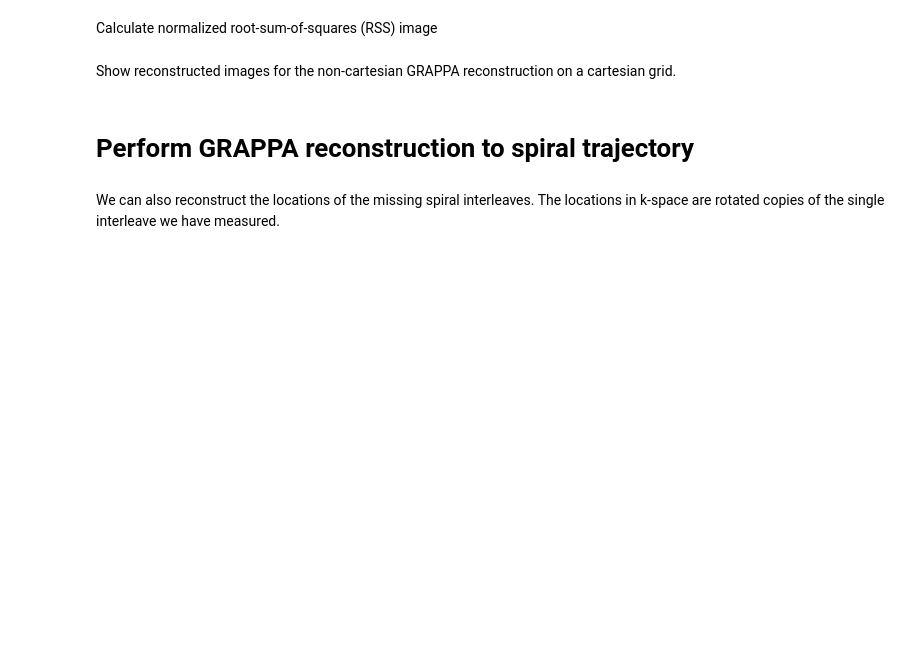
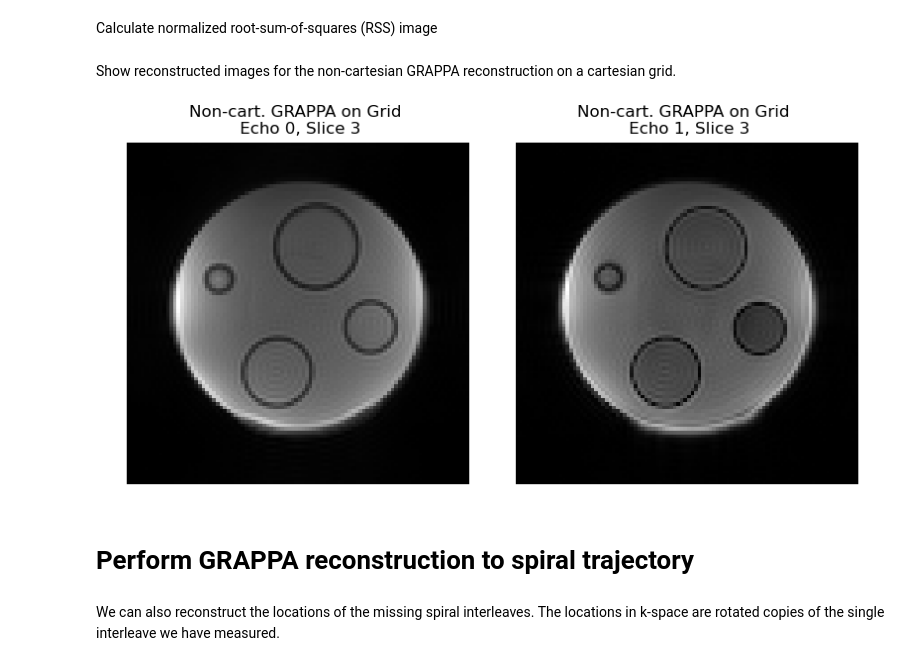
Before and after one commit to jumri-project/juart, a Jupyter notebook: examples/NonCartesianGrappa/ncgrappa_meas_spiral.ipynb, the cells around one changed output. Saved outputs shown, nothing was run; the diff lists cells and outputs as text; code cells hidden in the pictures; blank space fills up the shorter version.

Commit message:
Update non-Cartesian GRAPPA example

```diff
--- a/examples/NonCartesianGrappa/ncgrappa_meas_spiral.ipynb
+++ b/examples/NonCartesianGrappa/ncgrappa_meas_spiral.ipynb
@@ -79,0 +81,11 @@ with h5py.File("data/recon.h5", "r") as f:
+# %%
+# Cut off slices for faster reconstruction
+slc_start, slc_end = 12, 18
+
+matrix[-1] = slc_end - slc_start
+ksp_spiral = ksp_spiral[:, :, slc_start:slc_end, :]
+ktraj_spiral = ktraj_spiral[:, :, slc_start:slc_end, :]
+ksp_acs = ksp_acs[:, :, :, :, slc_start:slc_end]
+coil_sens = coil_sens[:, :, :, :, slc_start:slc_end]
+
+print(f"Using slices from {slc_start} to {slc_end}")
@@ -205,19 +243,21 @@ img_rss_ncgrappa_grid = img_rss_ncgrappa_grid / img_rss_ncgrappa_grid.max()
 # %% [markdown]
 Show reconstructed images for the non-cartesian GRAPPA reconstruction on a cartesian grid.
 # %%
-show_slc = 15
-
 fig, axes = plt.subplots(1, 2, figsize=(8, 4), sharex=True, sharey=True)
 
 for n_eco in range(num_eco):
-    axes[n_eco].set_title(f"Non-cart. GRAPPA on Grid \n Echo {n_eco}, Slice {show_slc}")
+    axes[n_eco].set_title(
+        f"Non-cart. GRAPPA on Grid \n Echo {n_eco}, Slice {n_center_slc}"
+    )
     axes[n_eco].imshow(
-        torch.abs(img_rss_ncgrappa_grid[0, :, :, show_slc, n_eco]),
+        torch.abs(img_rss_ncgrappa_grid[0, :, :, n_center_slc, n_eco]),
         cmap="gray",
     )
     axes[n_eco].set_axis_off()
 plt.tight_layout()
 plt.show()
+# %% [output]
+[figure, added]
 # %% [markdown]
 # Perform GRAPPA reconstruction to spiral trajectory
 # %% [markdown]
```
Also changed, not shown: parts of 14 cells of this notebook.
